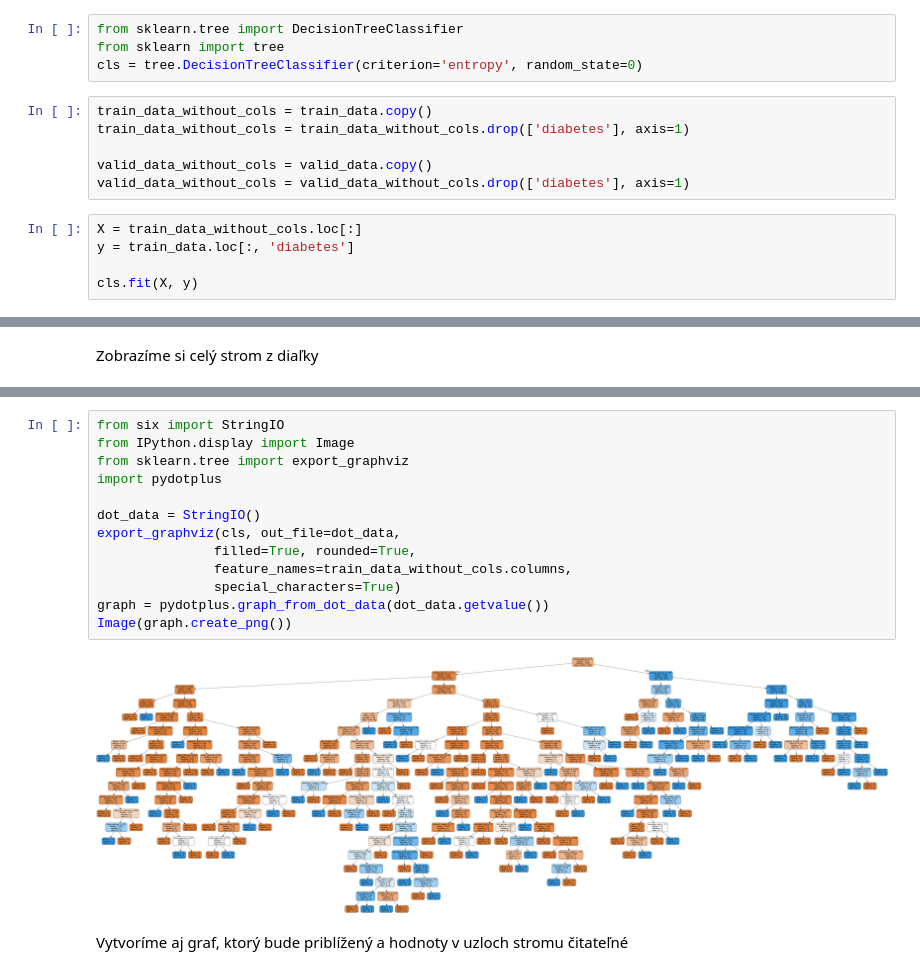
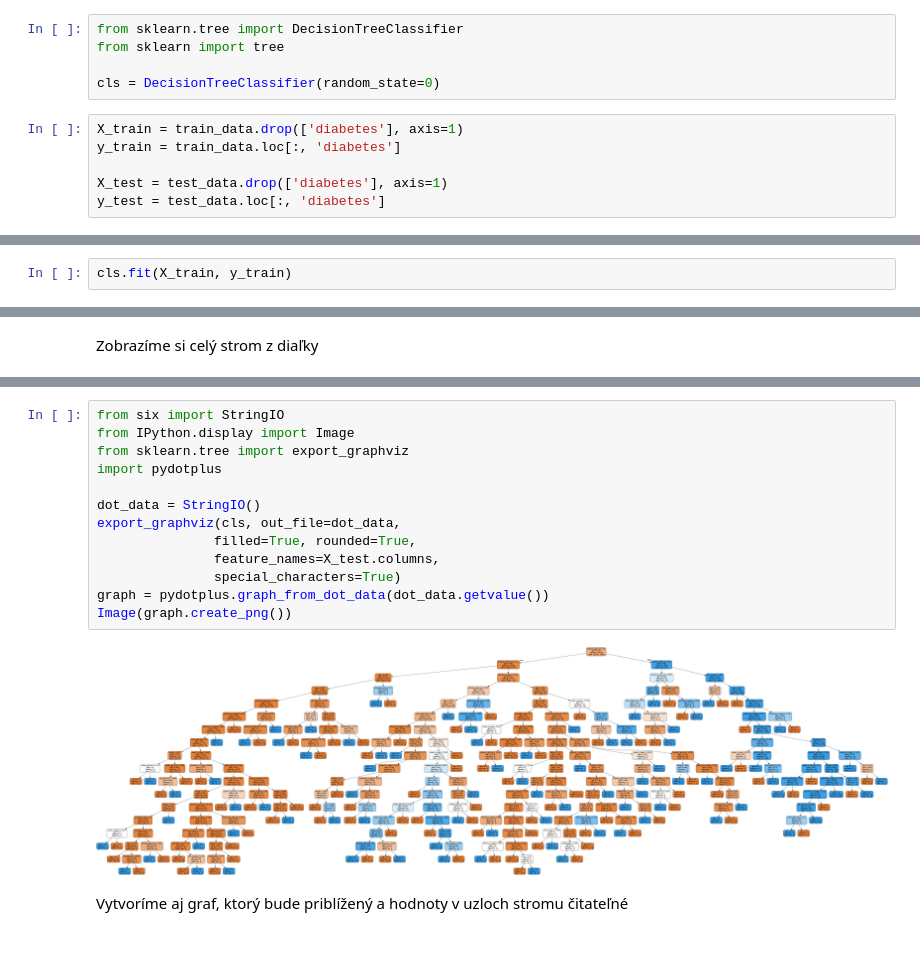
Before and after one commit to martinbudinsky3/diabetes-prediction, a Jupyter notebook: Budinsky_Balekova_Strojove_ucenie.ipynb, the cells around one changed output, grey strips where cells are left out. Saved outputs shown, nothing was run; the diff lists cells and outputs as text; blank space fills up the shorter version.

```diff
--- a/Budinsky_Balekova_Strojove_ucenie.ipynb
+++ b/Budinsky_Balekova_Strojove_ucenie.ipynb
@@ -813,15 +819,11 @@ Predikciu a vyhodnotenie sme realizovali podobne ako v predošlej časti. Tentok
 # %%
 from sklearn.tree import DecisionTreeClassifier
 from sklearn import tree
-cls = tree.DecisionTreeClassifier(criterion='entropy', random_state=0)
+
+cls = DecisionTreeClassifier(random_state=0)
 # %%
-train_data_without_cols = train_data.copy()
-train_data_without_cols = train_data_without_cols.drop(['diabetes'], axis=1)
+X_train = train_data.drop(['diabetes'], axis=1)
+y_train = train_data.loc[:, 'diabetes']
 
-valid_data_without_cols = valid_data.copy()
-valid_data_without_cols = valid_data_without_cols.drop(['diabetes'], axis=1)
+X_test = test_data.drop(['diabetes'], axis=1)
+y_test = test_data.loc[:, 'diabetes']
-# %%
-X = train_data_without_cols.loc[:]
-y = train_data.loc[:, 'diabetes']
-
-cls.fit(X, y)
@@ -832,0 +830,2 @@ predicted = cls.predict(valid_data_without_cols.loc[:])
+# %%
+cls.fit(X_train, y_train)
@@ -884,18 +895,18 @@ graph = tree.plot_tree(cls,
 # %%
 from six import StringIO
 from IPython.display import Image
 from sklearn.tree import export_graphviz
 import pydotplus
 
 dot_data = StringIO()
 export_graphviz(cls, out_file=dot_data,
                filled=True, rounded=True,
-               feature_names=train_data_without_cols.columns,
+               feature_names=X_test.columns,
                special_characters=True)
 graph = pydotplus.graph_from_dot_data(dot_data.getvalue())
 Image(graph.create_png())
 # %% [output]
-[figure, old version]
+[figure, new version]
 # %% [markdown]
 Vytvoríme aj graf, ktorý bude priblížený a hodnoty v uzloch stromu čitateľné
 # %%
```
Also changed, not shown: parts of 56 cells of this notebook.
